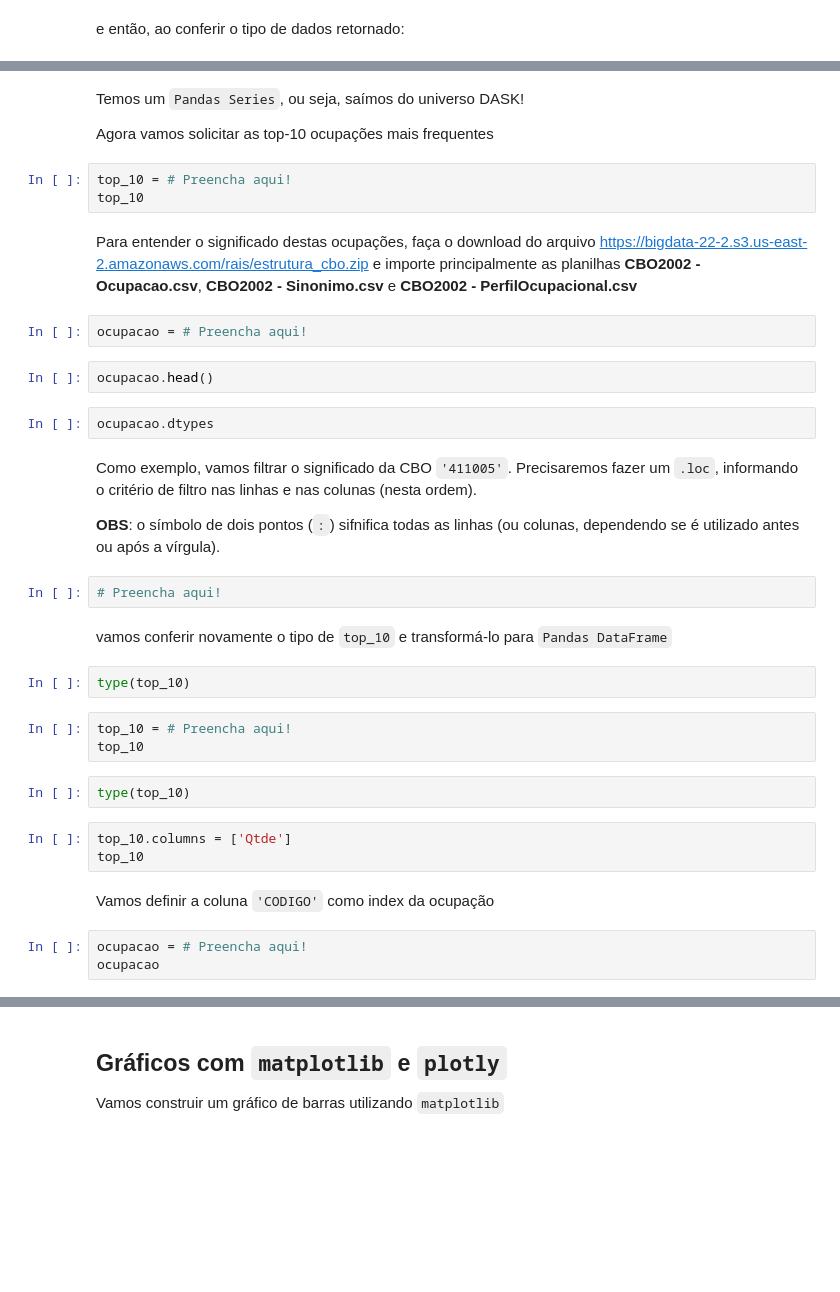
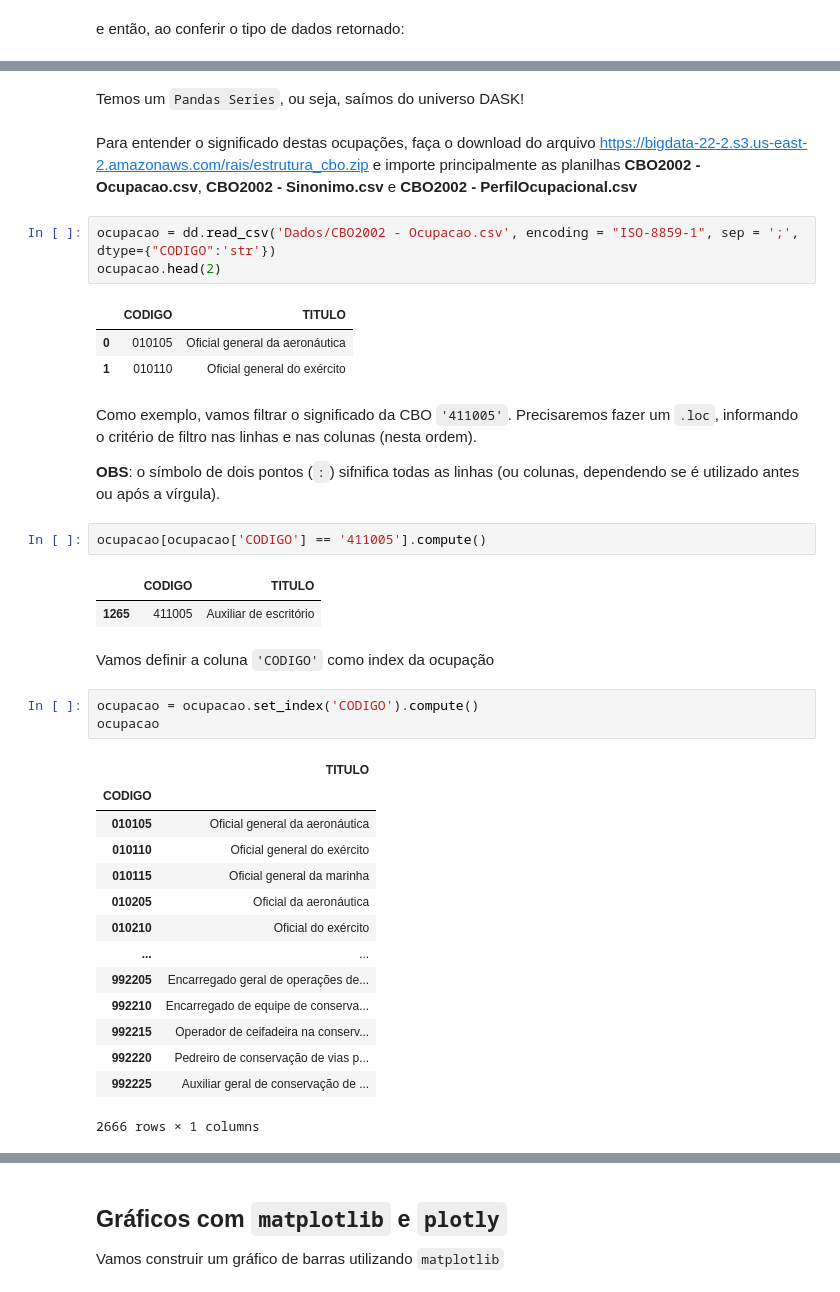
Before and after one commit to AndradeVicente/BigData-Dados-Publicos, a Jupyter notebook: Aulas/Aula-01/aula01.ipynb, the cells around one changed output, grey strips where cells are left out. Cells and saved outputs as stored; diff of their text form; blank space fills up the shorter version.

```diff
--- a/Aulas/Aula-01/aula01.ipynb
+++ b/Aulas/Aula-01/aula01.ipynb
@@ -269,39 +261,41 @@ type(freq_cbo)
 # %% [markdown]
 Temos um `Pandas Series`, ou seja, saímos do universo DASK!
-
-Agora vamos solicitar as top-10 ocupações mais frequentes
-# %%
-top_10 = # Preencha aqui!
-top_10
 # %% [markdown]
 Para entender o significado destas ocupações, faça o download do arquivo https://bigdata-22-2.s3.us-east-2.amazonaws.com/rais/estrutura_cbo.zip e importe principalmente as planilhas **CBO2002 - Ocupacao.csv**, **CBO2002 - Sinonimo.csv** e **CBO2002 - PerfilOcupacional.csv**
 # %%
-ocupacao = # Preencha aqui!
+ocupacao = dd.read_csv('Dados/CBO2002 - Ocupacao.csv', encoding = "ISO-8859-1", sep = ';', dtype={"CODIGO":'str'})
+ocupacao.head(2)
+# %% [output]
+|  | CODIGO | TITULO |
+| 0 | 010105 | Oficial general da aeronáutica |
+| 1 | 010110 | Oficial general do exército |
-# %%
-ocupacao.head()
-# %%
-ocupacao.dtypes
 # %% [markdown]
 Como exemplo, vamos filtrar o significado da CBO `'411005'`. Precisaremos fazer um `.loc`, informando o critério de filtro nas linhas e nas colunas (nesta ordem).
 
 **OBS**: o símbolo de dois pontos (`:`) sifnifica todas as linhas (ou colunas, dependendo se é utilizado antes ou após a vírgula).
 # %%
-# Preencha aqui!
+ocupacao[ocupacao['CODIGO'] == '411005'].compute()
+# %% [output]
+|  | CODIGO | TITULO |
+| 1265 | 411005 | Auxiliar de escritório |
-# %% [markdown]
-vamos conferir novamente o tipo de `top_10` e transformá-lo para `Pandas DataFrame`
-# %%
-type(top_10)
-# %%
-top_10 = # Preencha aqui!
-top_10
-# %%
-type(top_10)
-# %%
-top_10.columns = ['Qtde']
-top_10
 # %% [markdown]
 Vamos definir a coluna `'CODIGO'` como index da ocupação
 # %%
-ocupacao = # Preencha aqui!
+ocupacao = ocupacao.set_index('CODIGO').compute()
 ocupacao
+# %% [output]
+|  | TITULO |
+| CODIGO |  |
+| 010105 | Oficial general da aeronáutica |
+| 010110 | Oficial general do exército |
+| 010115 | Oficial general da marinha |
+| 010205 | Oficial da aeronáutica |
+| 010210 | Oficial do exército |
+| ... | ... |
+| 992205 | Encarregado geral de operações de... |
+| 992210 | Encarregado de equipe de conserva... |
+| 992215 | Operador de ceifadeira na conserv... |
+| 992220 | Pedreiro de conservação de vias p... |
+| 992225 | Auxiliar geral de conservação de ... |
+2666 rows × 1 columns
 # %%
```
Also changed, not shown: parts of 17 cells of this notebook, 1 other file.
